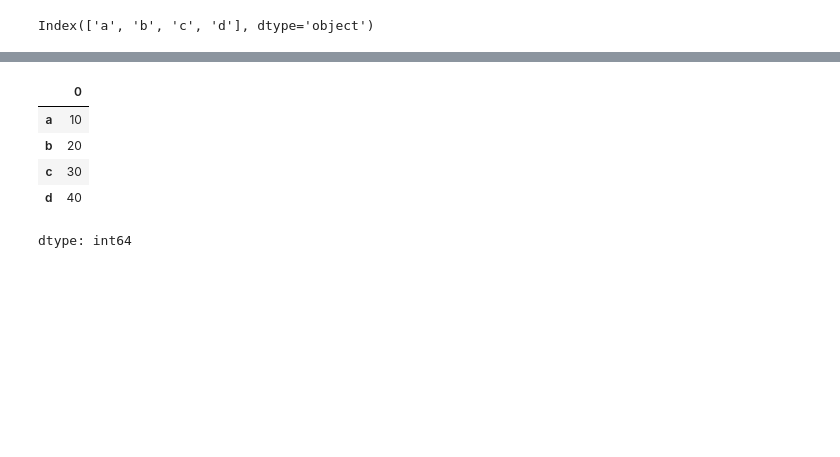
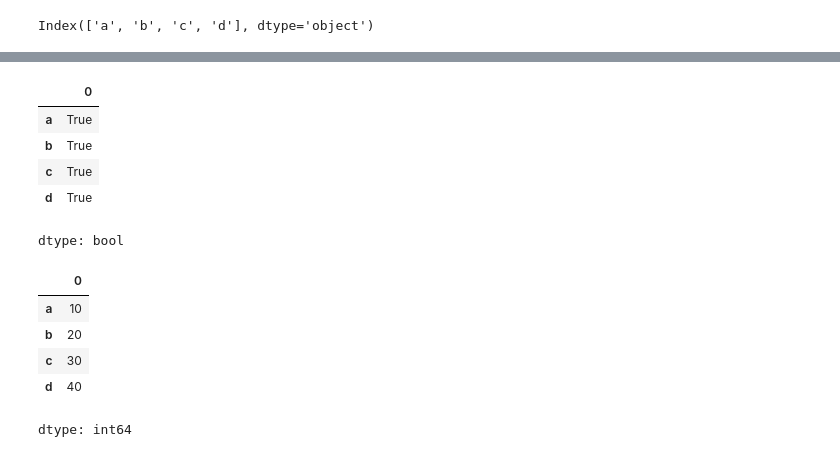
Before and after one commit to fateme-alk/learning, a Jupyter notebook: IBM_data_analysis/module1/IBM_data_analysis.ipynb, the cells around one changed output, grey strips where cells are left out. Cells and saved outputs as stored; diff of their text form; code cells hidden in the pictures; blank space fills up the shorter version.

```diff
--- a/IBM_data_analysis/module1/IBM_data_analysis.ipynb
+++ b/IBM_data_analysis/module1/IBM_data_analysis.ipynb
@@ -715,3 +756,12 @@ Index(['a', 'b', 'c', 'd'], dtype='object')
+# %%
+se1.notnull()
+# %% [output]
+|  | 0 |
+| a | True |
+| b | True |
+| c | True |
+| d | True |
+dtype: bool
 # %%
 se2 = pd.Series(
     {
```
Also changed, not shown: parts of 15 cells of this notebook.
